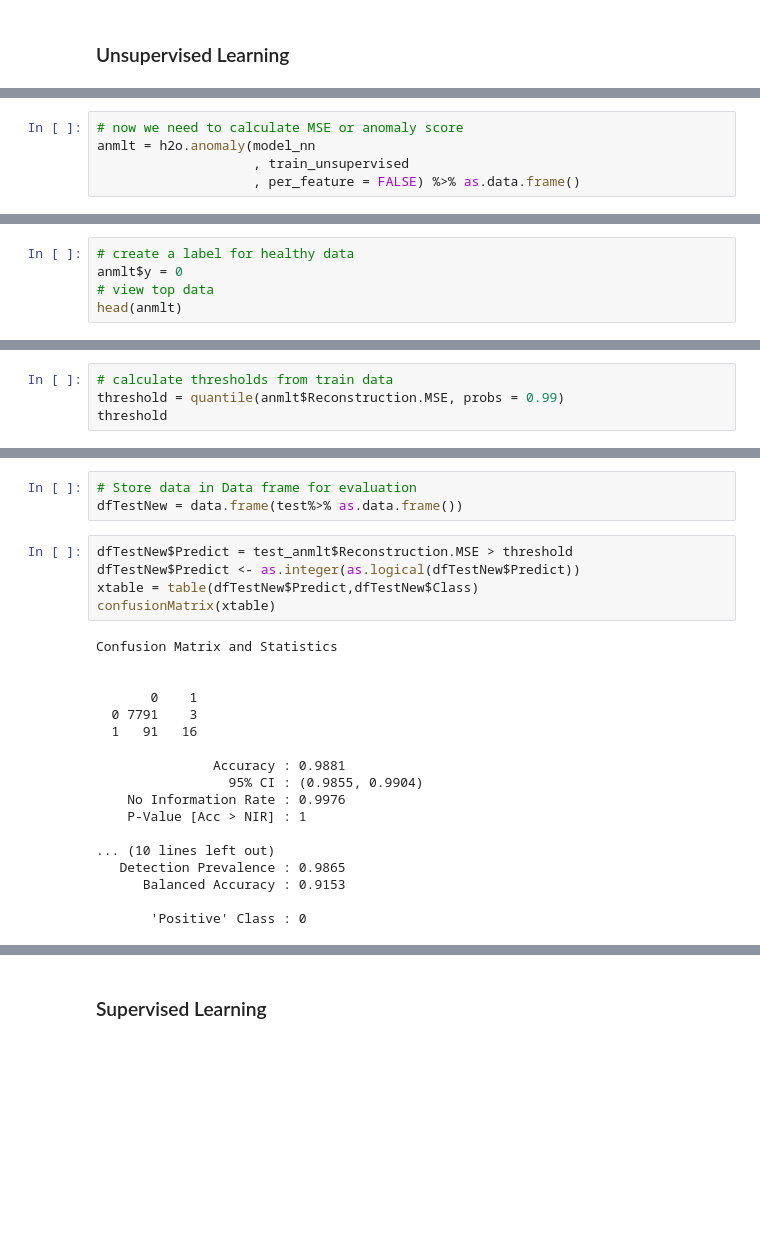
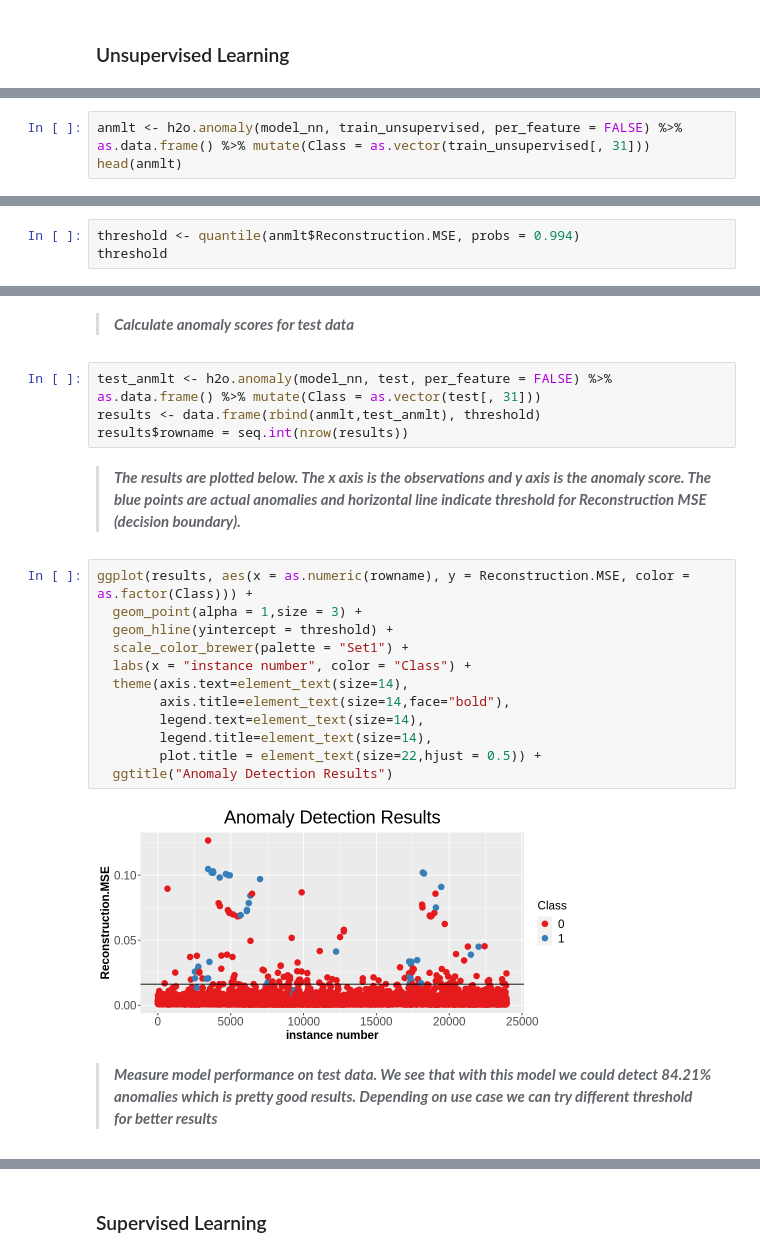
Before and after one commit to nagarajgn01/anomaly-detection-autoencoder-h2o, a Jupyter notebook: Fraud_Detection.ipynb, the cells around one changed output, grey strips where cells are left out. Drawn from its saved outputs; the diff is of its cells as text; blank space fills up the shorter version.

```diff
--- a/Fraud_Detection.ipynb
+++ b/Fraud_Detection.ipynb
@@ -207,5 +262,3 @@ RMSE: (Extract with `h2o.rmse`) 0.05462513
 # %%
-# now we need to calculate MSE or anomaly score
-anmlt = h2o.anomaly(model_nn
-                    , train_unsupervised
-                    , per_feature = FALSE) %>% as.data.frame()
+anmlt <- h2o.anomaly(model_nn, train_unsupervised, per_feature = FALSE) %>% as.data.frame() %>% mutate(Class = as.vector(train_unsupervised[, 31]))
+head(anmlt)
@@ -212,5 +274,0 @@ anmlt = h2o.anomaly(model_nn
-# %%
-# create a label for healthy data
-anmlt$y = 0
-# view top data
-head(anmlt)
@@ -234,5 +277,4 @@ table(test_df$Class)
 # %%
-# calculate thresholds from train data
-threshold = quantile(anmlt$Reconstruction.MSE, probs = 0.99)
+threshold <- quantile(anmlt$Reconstruction.MSE, probs = 0.994)
 threshold
 # %% [output]
@@ -266,26 +283,24 @@ FALSE  TRUE
-# %%
-# Store data in Data frame for evaluation
-dfTestNew = data.frame(test%>% as.data.frame())
-# %%
-dfTestNew$Predict = test_anmlt$Reconstruction.MSE > threshold
-dfTestNew$Predict <- as.integer(as.logical(dfTestNew$Predict))
-xtable = table(dfTestNew$Predict,dfTestNew$Class)
-confusionMatrix(xtable)
-# %% [output]
-Confusion Matrix and Statistics
-
-
-       0    1
-  0 7791    3
-  1   91   16
-
-               Accuracy : 0.9881
-                 95% CI : (0.9855, 0.9904)
-    No Information Rate : 0.9976
-    P-Value [Acc > NIR] : 1
-
-... (10 lines left out)
-   Detection Prevalence : 0.9865
-      Balanced Accuracy : 0.9153
-
-       'Positive' Class : 0
+# %% [markdown]
+> ***Calculate anomaly scores for test data***
+# %%
+test_anmlt <- h2o.anomaly(model_nn, test, per_feature = FALSE) %>% as.data.frame() %>% mutate(Class = as.vector(test[, 31]))
+results <- data.frame(rbind(anmlt,test_anmlt), threshold)
+results$rowname = seq.int(nrow(results))
+# %% [markdown]
+> ***The results are plotted below. The x axis is the observations and y axis is the anomaly score. The blue points are actual anomalies and horizontal line indicate threshold for Reconstruction MSE (decision boundary).***
+# %%
+ggplot(results, aes(x = as.numeric(rowname), y = Reconstruction.MSE, color = as.factor(Class))) +
+  geom_point(alpha = 1,size = 3) +
+  geom_hline(yintercept = threshold) +
+  scale_color_brewer(palette = "Set1") +
+  labs(x = "instance number", color = "Class") +
+  theme(axis.text=element_text(size=14),
+        axis.title=element_text(size=14,face="bold"),
+        legend.text=element_text(size=14),
+        legend.title=element_text(size=14),
+        plot.title = element_text(size=22,hjust = 0.5)) +
+  ggtitle("Anomaly Detection Results")
+# %% [output]
+[figure, added]
+# %% [markdown]
+> ***Measure model performance on test data. We see that with this model we could detect 84.21% anomalies which is pretty good results. Depending on use case we can try different threshold for better results***
```
Also changed, not shown: parts of 99 cells of this notebook.
